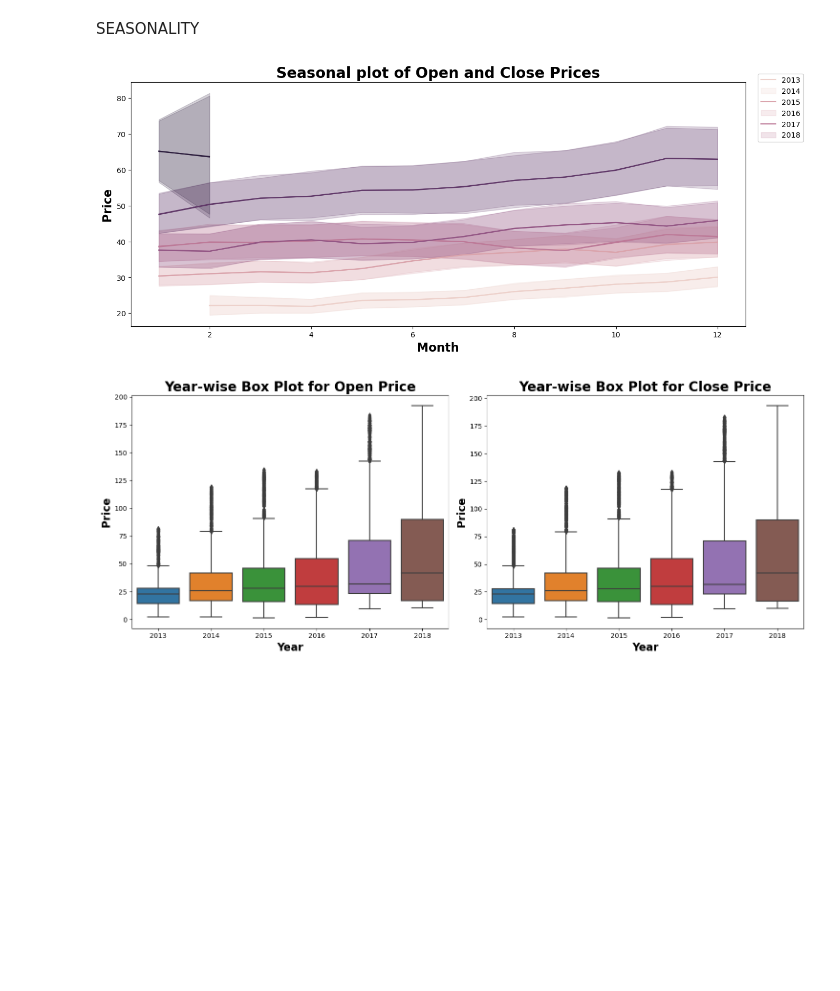
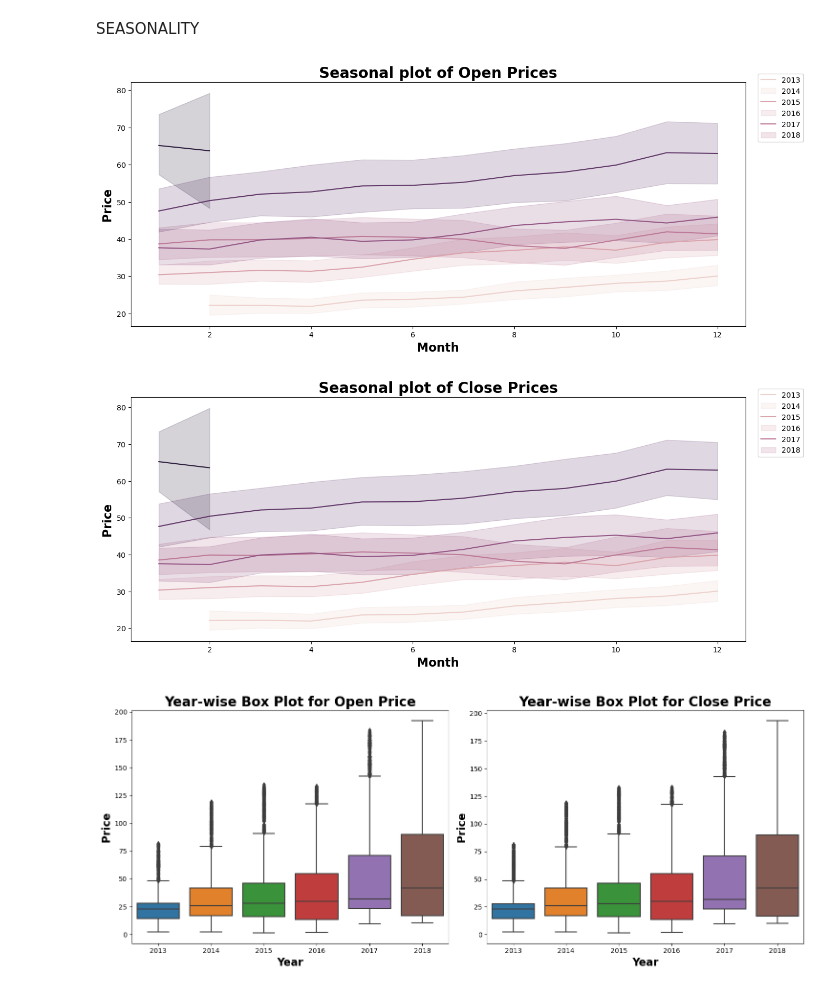
Before and after one commit to paarthvisharma/StockPricePrediction, a Jupyter notebook: StockPrediction.ipynb, the cells around one changed output. Drawn from its saved outputs; the diff is of its cells as text; code cells hidden in the pictures; blank space fills up the shorter version.

```diff
--- a/StockPrediction.ipynb
+++ b/StockPrediction.ipynb
@@ -300,33 +300,33 @@ plt.show()
 # %% [markdown]
 SEASONALITY
 # %%
-# Set the variable to plot
+# Set the variables to plot
 variables = ['open', 'close']  # Assuming 'open' and 'close' are the column names for opening and closing prices
 
 # Convert 'Date' column to datetime if it's not already in datetime format
-filtered_df = filtered_df.copy()  # Create a copy to avoid warnings while modifying the original DataFrame
 filtered_df['date'] = pd.to_datetime(filtered_df['date'])
 
 # Extract month and year information using .dt accessor with .loc to set values
 filtered_df.loc[:, 'Month'] = filtered_df['date'].dt.month
 filtered_df.loc[:, 'Year'] = filtered_df['date'].dt.year
 
-# Create a figure for the seasonal line plot for both 'Open' and 'Close' prices
-plt.figure(figsize=(15, 6))
+# Create separate plots for 'Open' and 'Close' prices
+for variable in variables:
+    plt.figure(figsize=(15, 6))  # Create a new figure for each plot
 
-# Plot the seasonal line plot for both 'Open' and 'Close' prices
-for variable in variables:
+    # Plot the seasonal line plot for each variable
     snd.lineplot(data=filtered_df, x='Month', y=variable, hue='Year')
 
-# Format the plot
-plt.title('Seasonal plot of Open and Close Prices', fontsize=20, loc='center', fontweight='bold')
-plt.xlabel('Month', fontsize=16, fontweight='bold')
-plt.ylabel('Price', fontsize=16, fontweight='bold')
-plt.legend(labels=[str(year) for year in filtered_df['Year'].unique()], bbox_to_anchor=(1.1, 1.05))
+    # Format the plot
+    plt.title(f'Seasonal plot of {variable.capitalize()} Prices', fontsize=20, loc='center', fontweight='bold')
+    plt.xlabel('Month', fontsize=16, fontweight='bold')
+    plt.ylabel('Price', fontsize=16, fontweight='bold')
+    plt.legend(labels=[str(year) for year in filtered_df['Year'].unique()], bbox_to_anchor=(1.1, 1.05))
 
-plt.show()
+    plt.show()
 # %% [output]
-[figure, old version]
+[figure, new version]
+[figure, added]
 # %%
 # Create a separate figure for the year-wise box plot for both 'Open' and 'Close' prices
 plt.figure(figsize=(15, 6))
```
